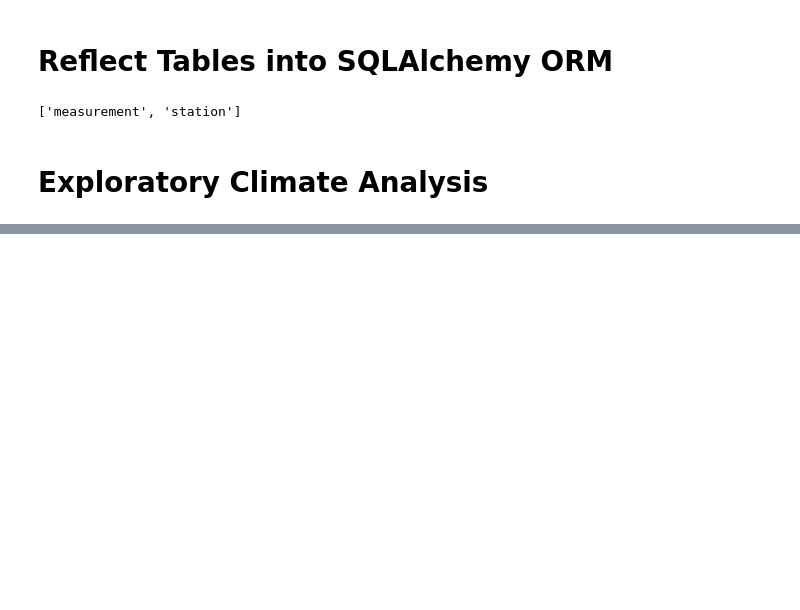
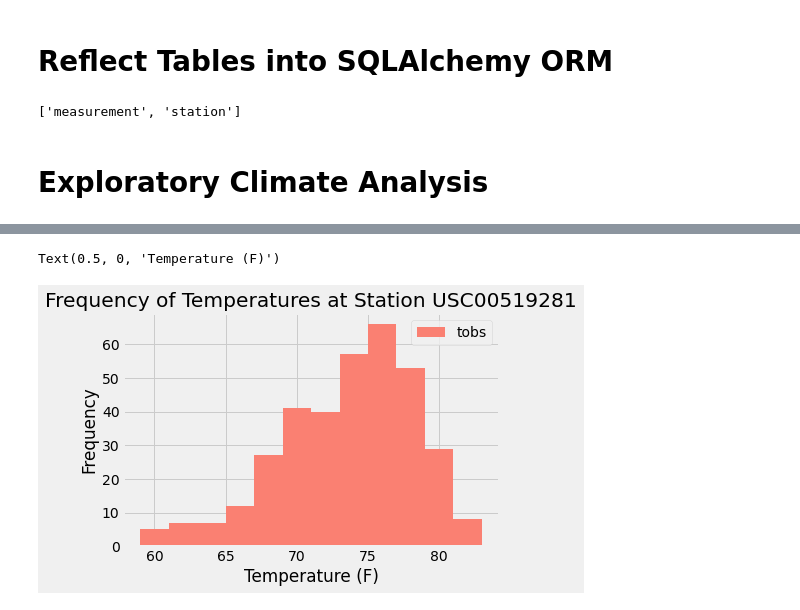
Before and after one commit to jsabastian/sqlalchemy-challenge, a Jupyter notebook: sqlalchemy.ipynb, the cells around one changed output, grey strips where cells are left out. Drawn from its saved outputs; the diff is of its cells as text; code cells hidden in the pictures; blank space fills up the shorter version.

```diff
--- a/sqlalchemy.ipynb
+++ b/sqlalchemy.ipynb
@@ -113,20 +121,21 @@ for rec in temps:
 # %%
 # Choose the station with the highest number of temperature observations.
 # Query the last 12 months of temperature observation data for this station and plot the results as a histogram
 high_temps = session.query(measurements.tobs,measurements.date).\
     filter(measurements.date >= prior_year).\
         filter(measurements.station == 'USC00519281').\
             order_by(measurements.date.asc()).\
                 all()
 # turn query into a dataframe
 
 high_temps_df = pd.DataFrame(high_temps).set_index('date').sort_index(ascending=True)
 
-high_temps_df.to_csv("Resources/high_temps.csv")
-
 # plot the dataframe
 
 high_temps_df.plot(kind='hist',bins=12,color = "salmon")
 plt.title(f"Frequency of Temperatures at Station USC00519281")
 plt.ylabel('Frequency')
 plt.xlabel('Temperature (F)')
+# %% [output]
+Text(0.5, 0, 'Temperature (F)')
+[figure, added]
```
Also changed, not shown: parts of 4 cells of this notebook, 7 other files.
